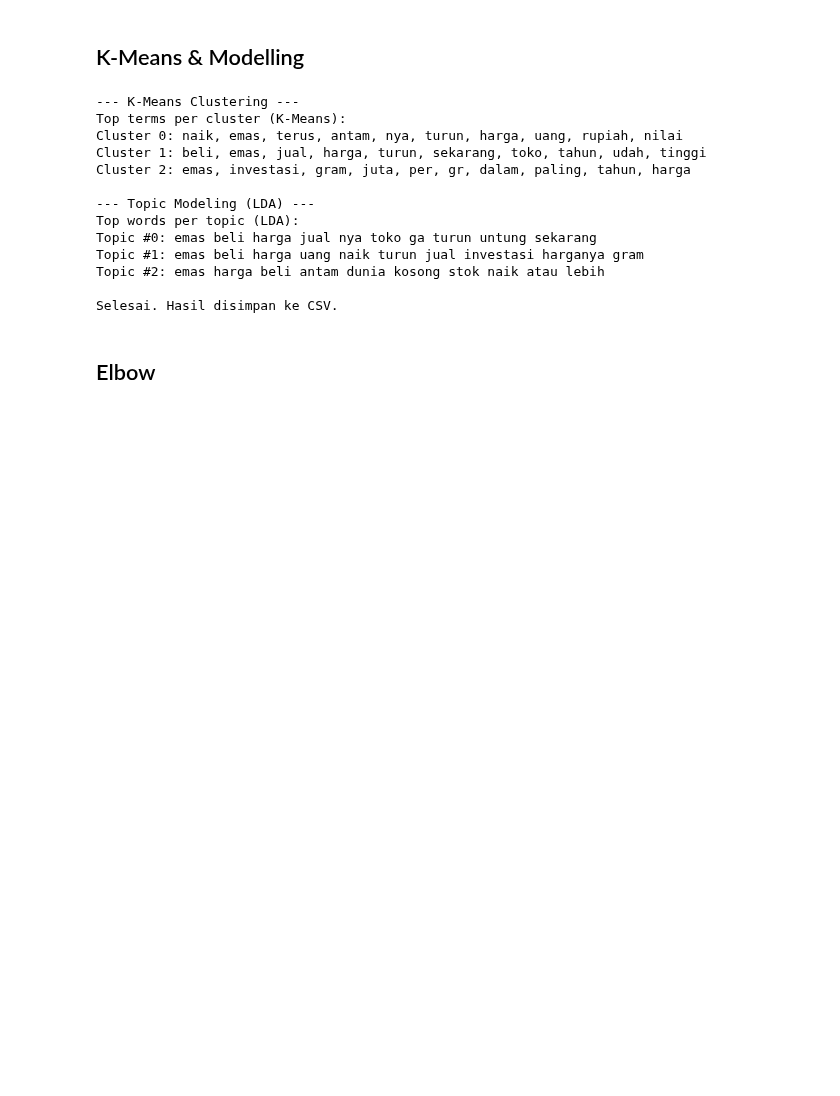
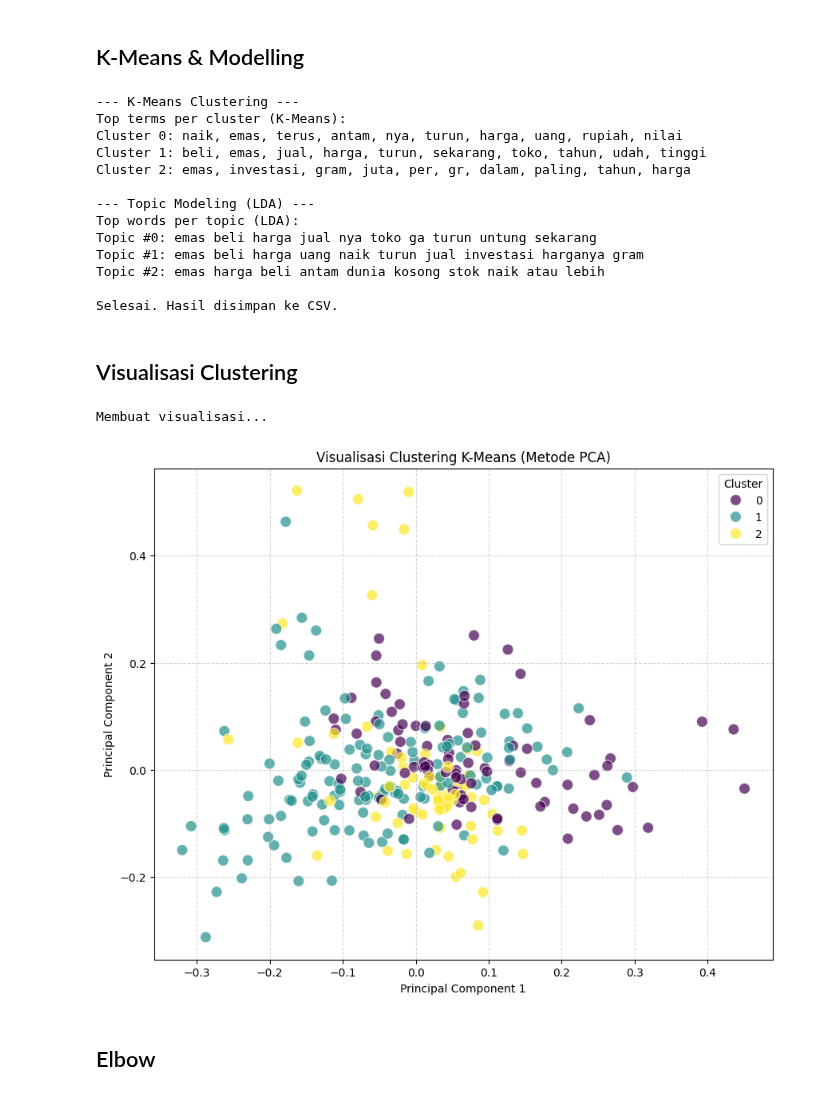
Before and after one commit to khalldwii/5220411059_Pemrosesan-Teks-Teori, a Jupyter notebook: Clustering/5220411059_Klastering_Data.ipynb, the cells around one changed output. Cells and saved outputs as stored; diff of their text form; code cells hidden in the pictures; blank space fills up the shorter version.

```diff
--- a/Clustering/5220411059_Klastering_Data.ipynb
+++ b/Clustering/5220411059_Klastering_Data.ipynb
@@ -96,6 +99,44 @@ Topic #1: emas beli harga uang naik turun jual investasi harganya gram
 Topic #2: emas harga beli antam dunia kosong stok naik atau lebih
 
 Selesai. Hasil disimpan ke CSV.
+# %% [markdown]
+## Visualisasi Clustering
+# %%
+print("Membuat visualisasi...")
+
+# 1. Reduksi Dimensi dengan PCA (menjadi 2 komponen/koordinat)
+# Kita perlu mengubah sparse matrix menjadi array padat (dense) untuk PCA
+pca = PCA(n_components=2)
+principal_components = pca.fit_transform(tfidf_matrix.toarray())
+
+# 2. Buat DataFrame khusus untuk plotting
+df_pca = pd.DataFrame(data=principal_components, columns=['PC1', 'PC2'])
+df_pca['Cluster'] = df['cluster'] # Ambil label dari hasil K-Means
+
+# 3. Plotting dengan Seaborn/Matplotlib
+plt.figure(figsize=(10, 8))
+sns.scatterplot(
+    x='PC1',
+    y='PC2',
+    hue='Cluster',
+    data=df_pca,
+    palette='viridis', # Pilihan warna: 'viridis', 'deep', 'bright', dll
+    s=100,             # Ukuran titik
+    alpha=0.7          # Transparansi
+)
+
+plt.title('Visualisasi Clustering K-Means (Metode PCA)')
+plt.xlabel('Principal Component 1')
+plt.ylabel('Principal Component 2')
+plt.legend(title='Cluster')
+plt.grid(True, linestyle='--', alpha=0.5)
+
+# Simpan atau tampilkan
+# plt.savefig('kmeans_visualization.png')
+plt.show()
+# %% [output]
+Membuat visualisasi...
+[figure, added]
 # %% [markdown]
 ## Elbow
 # %%
```
Also changed, not shown: parts of 1 cell of this notebook.
